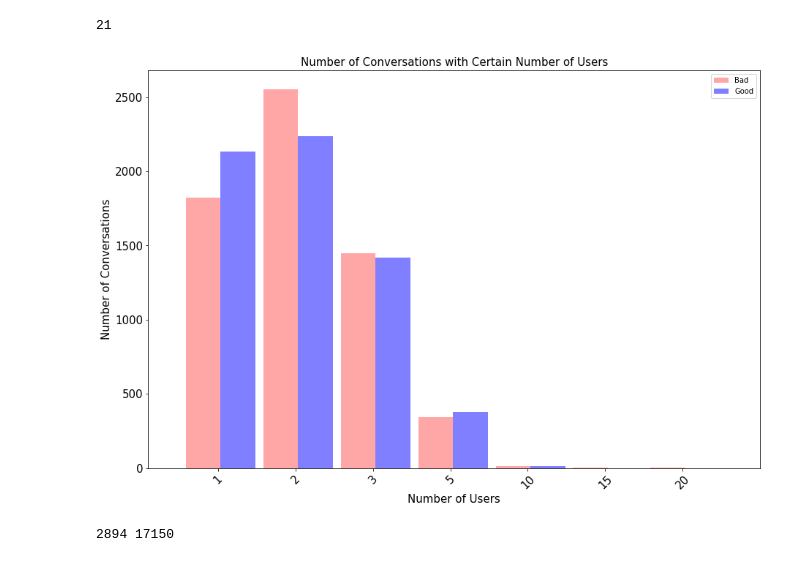
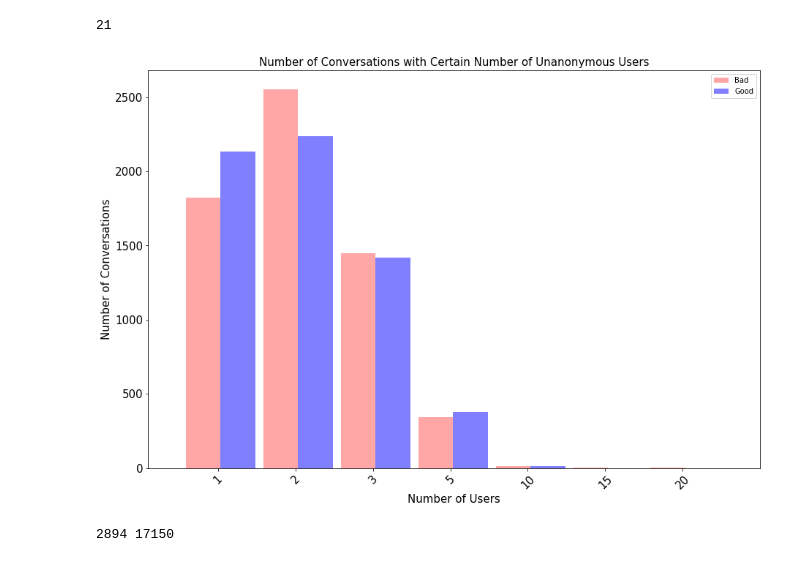
Before and after one commit to conversationai/wikidetox, a Jupyter notebook: conversation_classification/Dataset Stats.ipynb, the cells around one changed output. Saved outputs shown, nothing was run; the diff lists cells and outputs as text; code cells hidden in the pictures.

```diff
--- a/conversation_classification/Dataset Stats.ipynb
+++ b/conversation_classification/Dataset Stats.ipynb
@@ -32,8 +36,8 @@ with open('/scratch/wiki_dumps/attacker_in_conv/train.json') as f:
             min_time = min(min_time, action['timestamp_in_sec'])
             if 'user_text' in action:
                 users[action['user_text']] = True
-            else:
-                users['Anonymous'] = True
+          #  else:
+          #      users['Anonymous'] = True
         if (len(users.keys())) == 0:
             print(actions)
             print(users)
@@ -129,12 +133,12 @@ print(max(no_users[0]))
 # %%
 buckets = [1, 2, 3, 5, 10, 15, 20]
 bucket_name = ['1', '2', '3', '5', '10', '15', '20']
 ul = [[], []]
 ul[0] = bucketing(buckets, no_users[0])
 ul[1] = bucketing(buckets, no_users[1])
-hist(bucket_name, ul[0], ul[1], 'Number of Users', 'Number of Conversations with Certain Number of Users')
+hist(bucket_name, ul[0], ul[1], 'Number of Users', 'Number of Conversations with Certain Number of Unanonymous Users')
 # %% [output]
-[figure, old version]
+[figure, new version]
 # %%
 total_has_bot = 0
 total = 0
```
Also changed, not shown: parts of 1 cell of this notebook, 1 other file.
